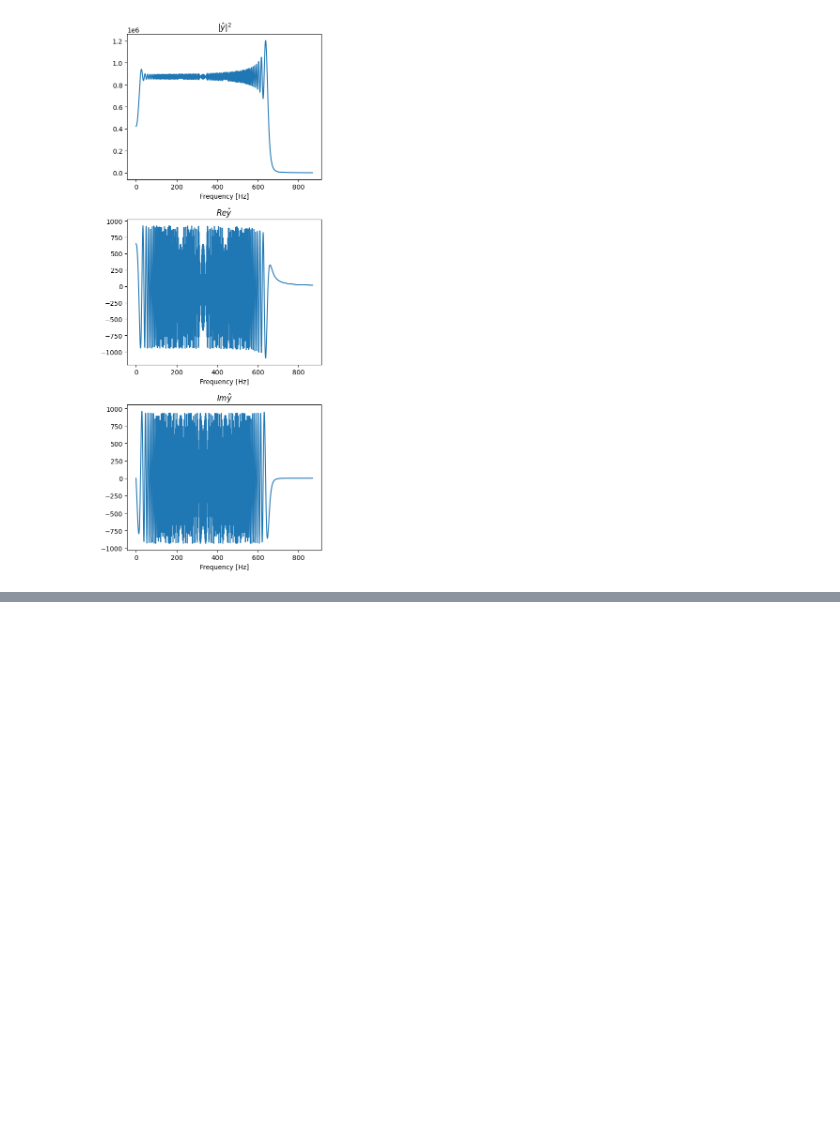
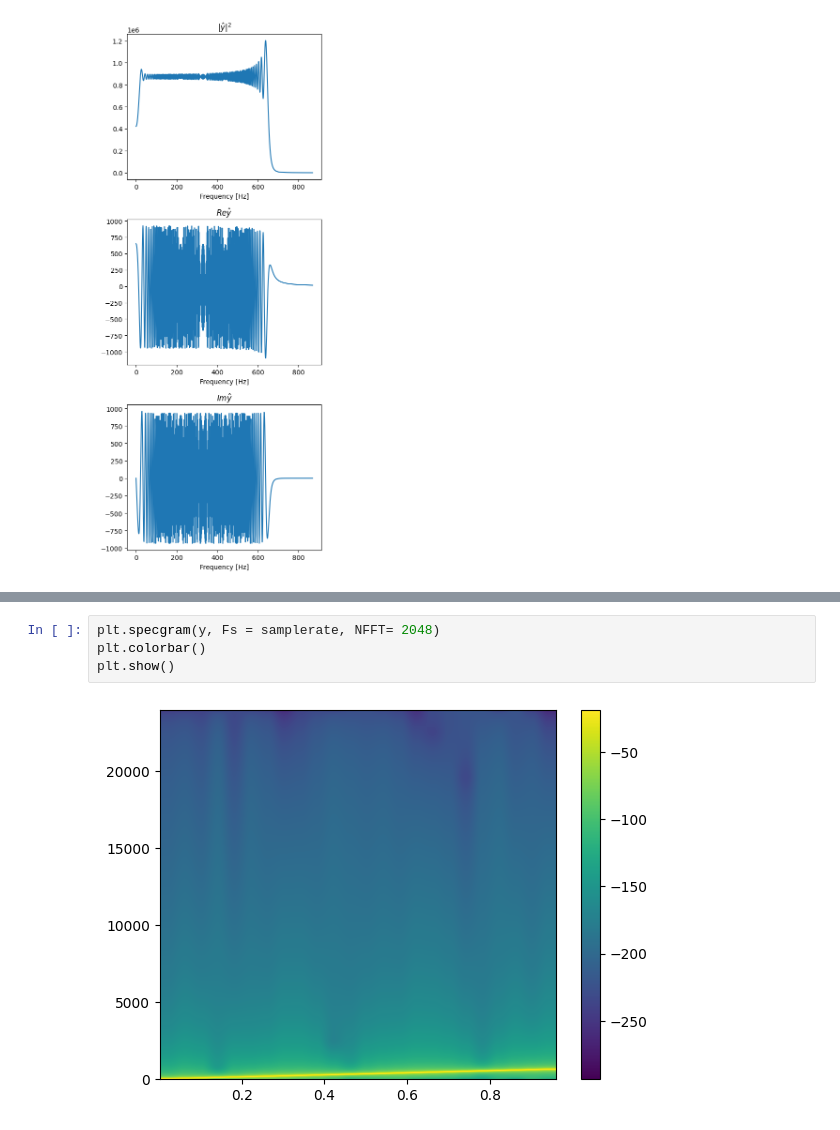
Before and after one commit to andresroliveira/FourierAnalysis, a Jupyter notebook: notebook.ipynb, the cells around one changed output, grey strips where cells are left out. Drawn from its saved outputs; the diff is of its cells as text; blank space fills up the shorter version.

```diff
--- a/notebook.ipynb
+++ b/notebook.ipynb
@@ -101,0 +110,6 @@ plt.show()
+# %%
+plt.specgram(y, Fs = samplerate, NFFT= 2048)
+plt.colorbar()
+plt.show()
+# %% [output]
+[figure, added]
```
Also changed, not shown: parts of 2 cells of this notebook.
